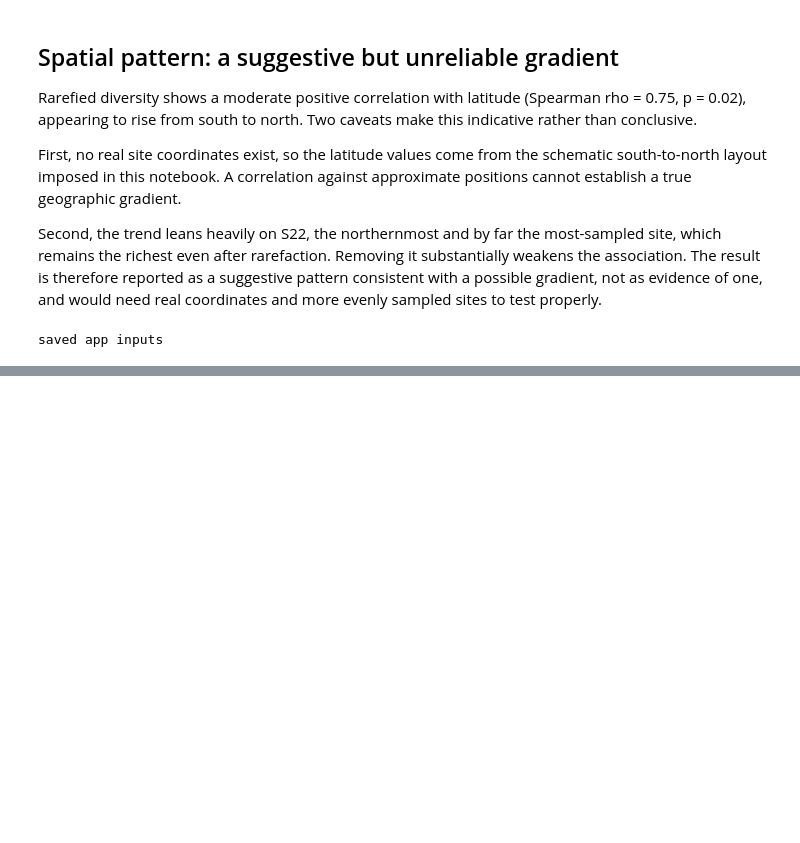
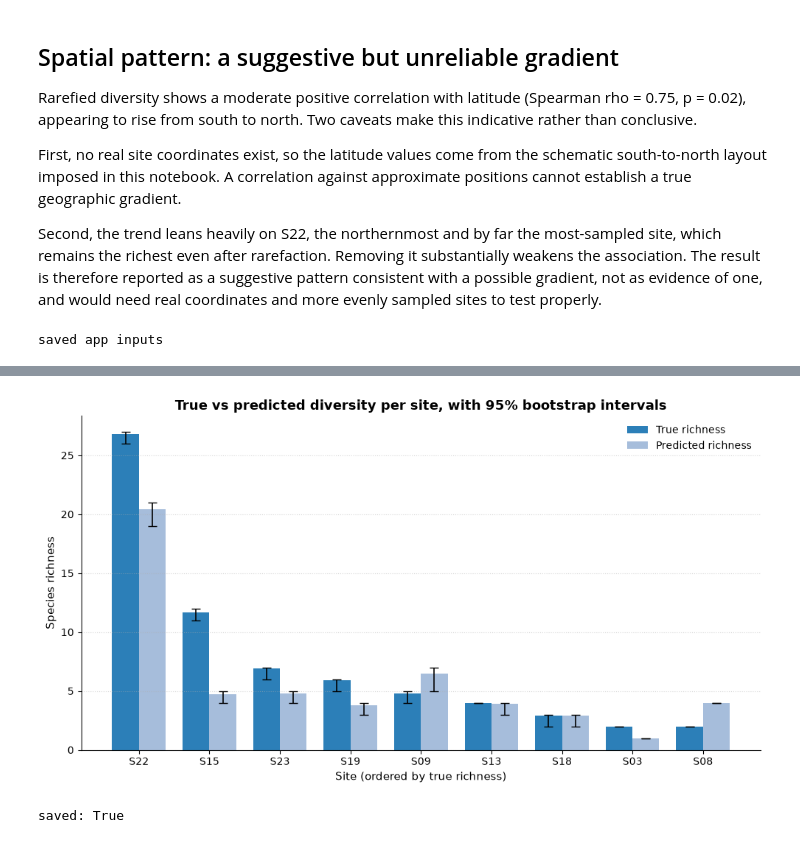
Before and after one commit to Zakguchati/mapping-biodiversity-from-sound, a Jupyter notebook: notebooks/12_diversity_map.ipynb, the cells around one changed output, grey strips where cells are left out. Saved outputs shown, nothing was run; the diff lists cells and outputs as text; code cells hidden in the pictures; blank space fills up the shorter version.

```diff
--- a/notebooks/12_diversity_map.ipynb
+++ b/notebooks/12_diversity_map.ipynb
@@ -568,0 +603,45 @@ saved app inputs
+# %%
+from pathlib import Path
+import matplotlib.pyplot as plt
+import numpy as np
+
+REPORTS = Path.cwd()
+while REPORTS.name != 'mapping-biodiversity-from-sound' and REPORTS.parent != REPORTS:
+    REPORTS = REPORTS.parent
+REPORTS = REPORTS / 'reports'
+
+ci_sorted = ci.sort_values('true_mean', ascending=False).reset_index(drop=True)
+x = np.arange(len(ci_sorted))
+w = 0.38
+
+fig, ax = plt.subplots(figsize=(10, 5.5))
+
+# true: error bars are lo/hi around the mean
+t_err = [ci_sorted['true_mean'] - ci_sorted['true_lo'],
+         ci_sorted['true_hi'] - ci_sorted['true_mean']]
+p_err = [ci_sorted['pred_mean'] - ci_sorted['pred_lo'],
+         ci_sorted['pred_hi'] - ci_sorted['pred_mean']]
+
+ax.bar(x - w/2, ci_sorted['true_mean'], w, yerr=t_err, capsize=4,
+       color='#2c7fb8', label='True richness', error_kw={'lw': 1.2})
+ax.bar(x + w/2, ci_sorted['pred_mean'], w, yerr=p_err, capsize=4,
+       color='#a6bddb', label='Predicted richness', error_kw={'lw': 1.2})
+
+ax.set_xticks(x)
+ax.set_xticklabels(ci_sorted['site'])
+ax.set_xlabel('Site (ordered by true richness)', fontsize=11)
+ax.set_ylabel('Species richness', fontsize=11)
+ax.set_title('True vs predicted diversity per site, with 95% bootstrap intervals',
+             fontsize=13, weight='bold')
+ax.spines[['top', 'right']].set_visible(False)
+ax.grid(axis='y', ls=':', alpha=0.5)
+ax.legend(frameon=False, fontsize=10)
+
+fig.tight_layout()
+fig.savefig(REPORTS / 'diversity_ci.png', dpi=300, bbox_inches='tight')
+fig.savefig(REPORTS / 'diversity_ci.svg', bbox_inches='tight')
+plt.show()
+print("saved:", (REPORTS / 'diversity_ci.png').exists())
+# %% [output]
+[figure, added]
+saved: True
```
Also changed, not shown: parts of 4 cells of this notebook, 17 other files.
